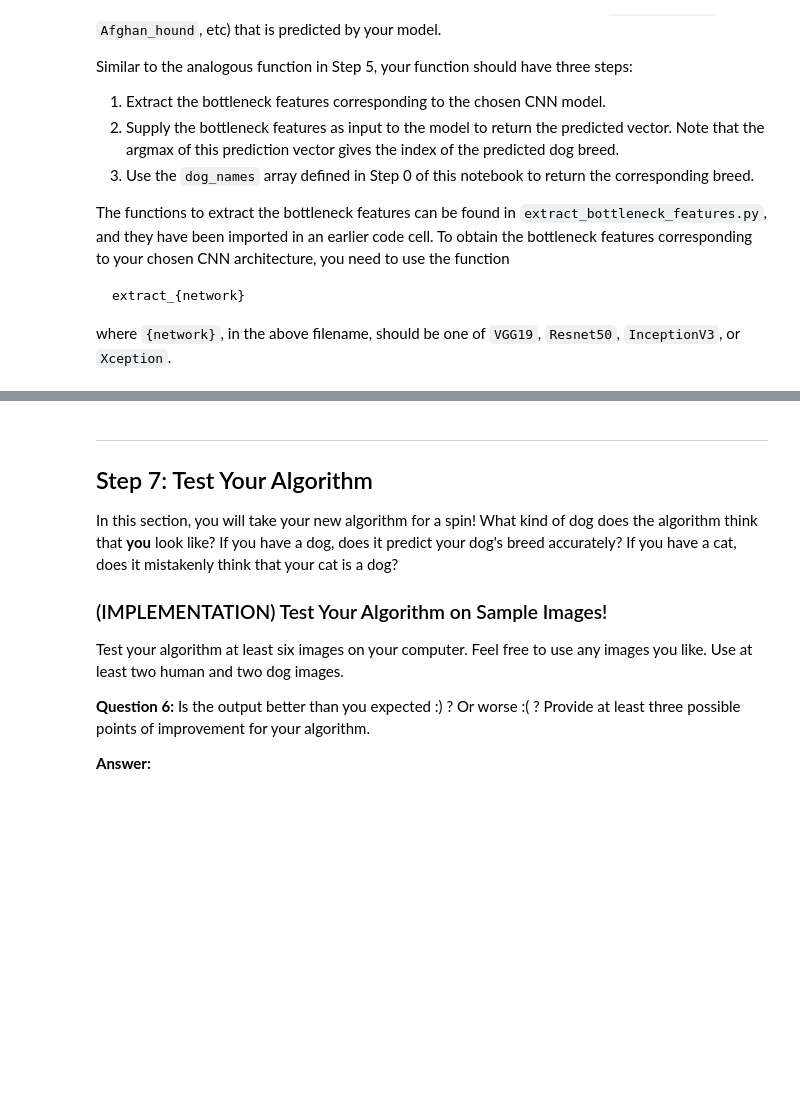
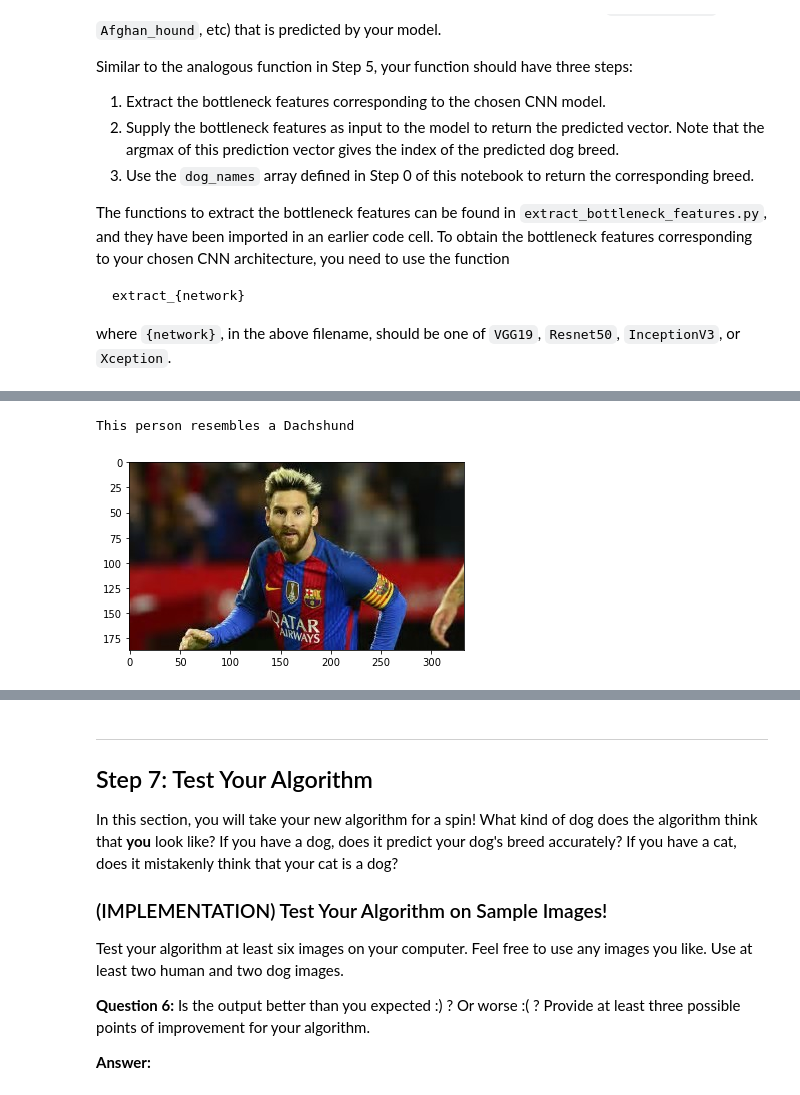
Before and after one commit to Venka97/Dog-breed-classification, a Jupyter notebook: dog_app.ipynb, the cells around one changed output, grey strips where cells are left out. Cells and saved outputs as stored; diff of their text form; code cells hidden in the pictures; blank space fills up the shorter version.

```diff
--- a/dog_app.ipynb
+++ b/dog_app.ipynb
@@ -641,20 +640,20 @@ Train your model in the code cell below.  Use model checkpointing to save the mo
 You are welcome to [augment the training data](https://blog.keras.io/building-powerful-image-classification-models-using-very-little-data.html), but this is not a requirement.
 # %%
 ### TODO: Train the model.
-bottleneck_features = np.load('bottleneck_features/DogXceptionData.npz')
-train_Xception = bottleneck_features['train']
-valid_Xception = bottleneck_features['valid']
-test_Xception = bottleneck_features['test']
+bottleneck_features = np.load('bottleneck_features/DogResnet50Data.npz')
+train_Resnet50 = bottleneck_features['train']
+valid_Resnet50 = bottleneck_features['valid']
+test_Resnet50 = bottleneck_features['test']
 # %% [markdown]
 ### (IMPLEMENTATION) Load the Model with the Best Validation Loss
 # %%
 ### TODO: Load the model weights with the best validation loss.
 from keras.callbacks import ModelCheckpoint
-checkpointer = ModelCheckpoint(filepath='saved_models/weights.best.Xception.hdf5',
+checkpointer = ModelCheckpoint(filepath='saved_models/weights.best.Resnet50.hdf5',
                                verbose=1, save_best_only=True)
 
-Xception_model.fit(train_Xception, train_targets,
-          validation_data=(valid_Xception, valid_targets),
+Resnet50_model.fit(train_Resnet50, train_targets,
+          validation_data=(valid_Resnet50, valid_targets),
           epochs=20, batch_size=20, callbacks=[checkpointer], verbose=1)
 # %% [output]
 Train on 6680 samples, validate on 835 samples
@@ -707,11 +706,11 @@ where `{network}`, in the above filename, should be one of `VGG19`, `Resnet50`,
 # %%
 from extract_bottleneck_features import *
 
-def Xception_predict_breed(img_path):
+def Resnet50_predict_breed(img_path):
 
-    bottleneck_feature = extract_Xception(path_to_tensor(img_path))
+    bottleneck_feature = extract_Resnet50(path_to_tensor(img_path))
 
-    predicted_vector = Xception_model.predict(bottleneck_feature)
+    predicted_vector = Resnet50_model.predict(bottleneck_feature)
 
     breed = dog_names[np.argmax(predicted_vector)]
 
@@ -743,8 +742,13 @@ Some sample output for our algorithm is provided below, but feel free to design
 ### TODO: Write your algorithm.
 ### Feel free to use as many code cells as needed.
 def predict_breed(img_path):
-    Xception_predict_breed(img_path)
-    image = cv2.imared(img_path)
+    Resnet50_predict_breed(img_path)
+    image = cv2.imread(img_path)
     img = cv2.cvtColor(image, cv2.COLOR_BGR2RGB)
     plt.imshow(img)
+# %%
+predict_breed('images/messi.png')
+# %% [output]
+This person resembles a Dachshund
+[figure, added]
 # %%
```
Also changed, not shown: parts of 12 cells of this notebook, 9 other files.
